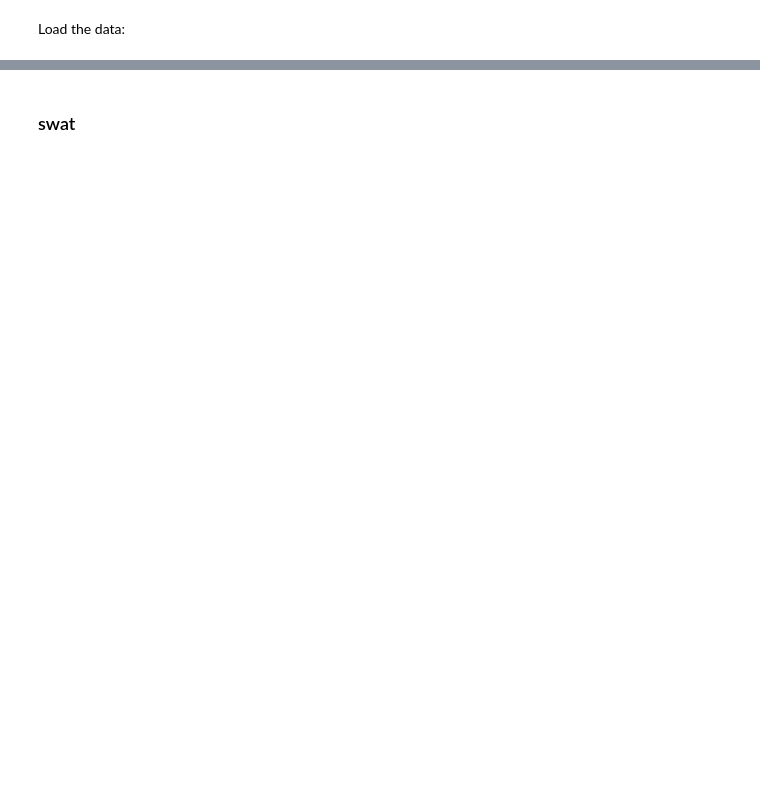
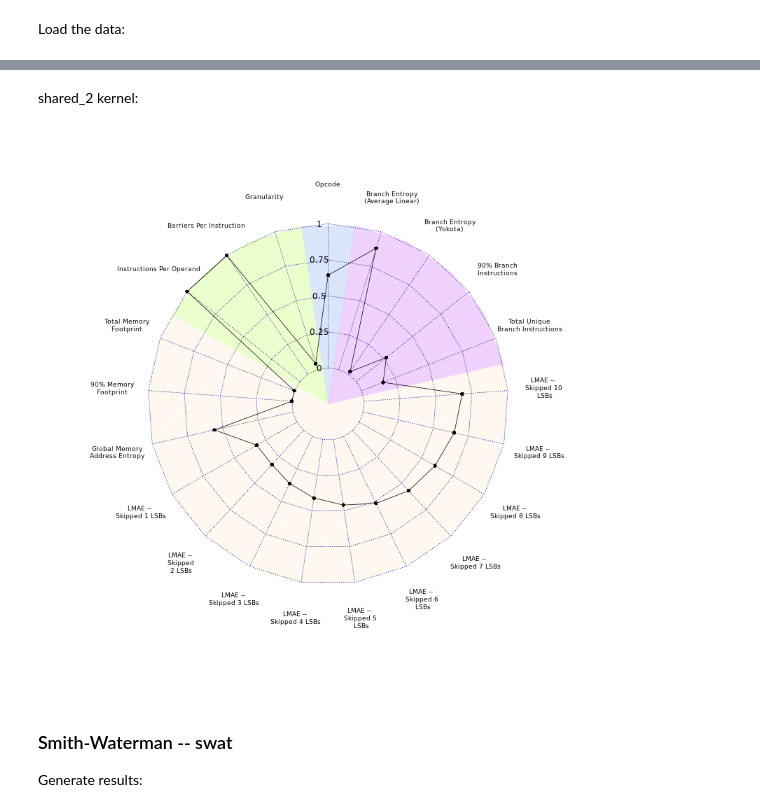
Before and after one commit to BeauJoh/Benchmarking-bioinformatics-workloads-and-exploring-suitability-for-heterogeneous-HPC-artefact, a Jupyter notebook: codes/AIWC spaces of bioinformatics workloads.ipynb, the cells around one changed output, grey strips where cells are left out. Cells and saved outputs as stored; diff of their text form; code cells hidden in the pictures; blank space fills up the shorter version.

```diff
--- a/codes/AIWC spaces of bioinformatics workloads.ipynb
+++ b/codes/AIWC spaces of bioinformatics workloads.ipynb
@@ -56,0 +93,20 @@ Visualize the feature-space:
+# %%
+%%R -i metrics -w 800 -h 800 -u px
+
+library('fmsb')
+library('cowplot')
+source('./kiviat-plotter.R')
+source('./reordering-codes.R')
+
+#Normalize according to previously collected metrics
+load('/opencl-predictions-with-aiwc/data/intermediate/featdata.Rda')
+
+featdata.all <- rbind(featdata.all,metrics)
+
+#Reorder the dataframes
+x <- reorder_and_subset(featdata=featdata.all,size='small',kernel="shared_1")
+x <- data.frame(t(colMeans(x)))
+y <- x
+nv <- subset(reorder_features(featdata.all),select=-c(size,kernel,application,invocation))
+
+plot_kiviat(y,nv,colour="black",colour_spokes=TRUE)
@@ -57,2 +115,27 @@ Visualize the feature-space:
+# %% [markdown]
+shared_2 kernel:
+# %%
+%%R -i metrics -w 800 -h 800 -u px
+
+library('fmsb')
+library('cowplot')
+source('./kiviat-plotter.R')
+source('./reordering-codes.R')
+
+#Normalize according to previously collected metrics
+load('/opencl-predictions-with-aiwc/data/intermediate/featdata.Rda')
+
+featdata.all <- rbind(featdata.all,metrics)
+
+#Reorder the dataframes
+x <- reorder_and_subset(featdata=featdata.all,size='small',kernel="shared_2")
+x <- data.frame(t(colMeans(x)))
+y <- x
+nv <- subset(reorder_features(featdata.all),select=-c(size,kernel,application,invocation))
+
+plot_kiviat(y,nv,colour="black",colour_spokes=TRUE)
+# %% [output]
+[figure, added]
 # %% [markdown]
-### swat
+### Smith-Waterman -- swat
+Generate results:
```
Also changed, not shown: parts of 20 cells of this notebook, 3 other files.
